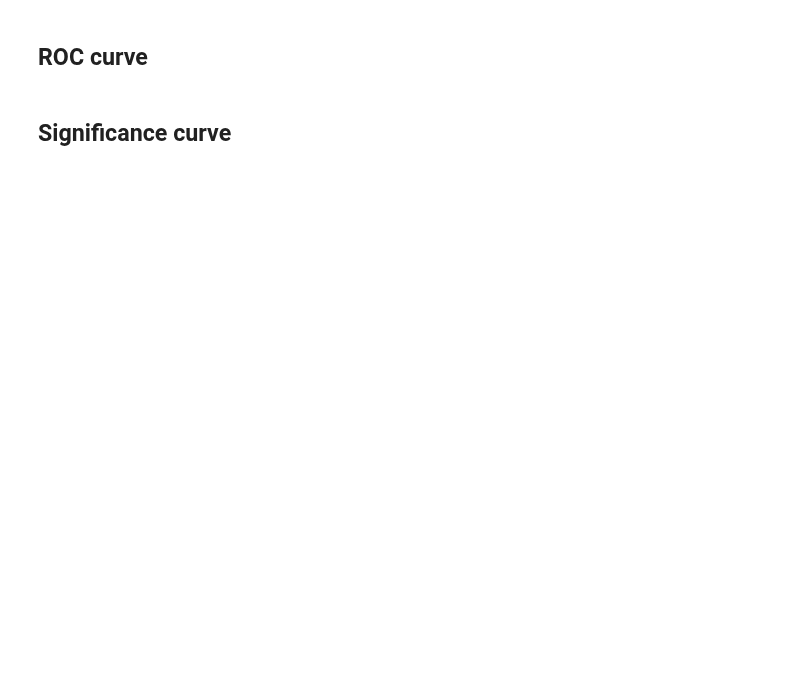
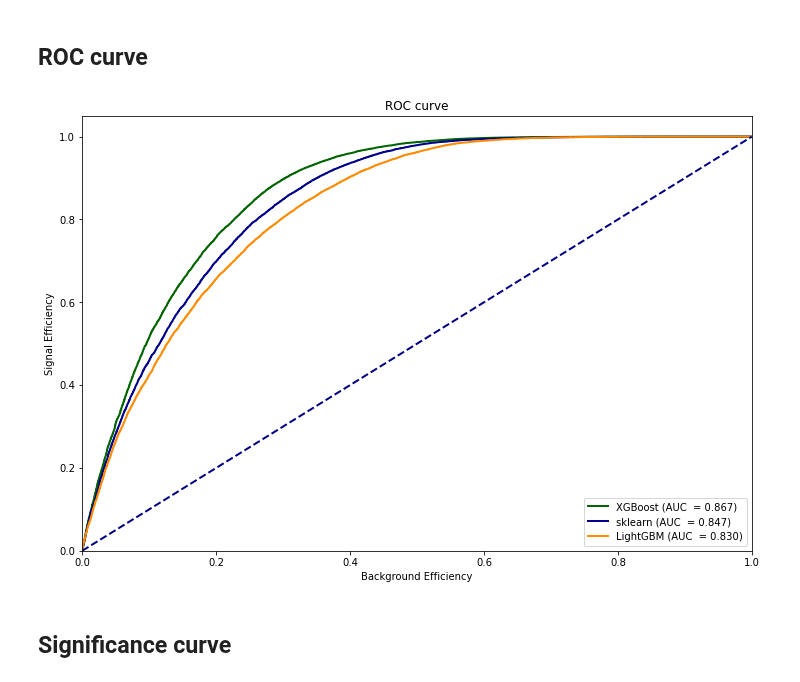
Before and after one commit to dhrou/HEPMLtutorials, a Jupyter notebook: HEPML_HandsOn_BDT.ipynb, the cells around one changed output. Drawn from its saved outputs; the diff is of its cells as text; code cells hidden in the pictures; blank space fills up the shorter version.

```diff
--- a/HEPML_HandsOn_BDT.ipynb
+++ b/HEPML_HandsOn_BDT.ipynb
@@ -14,15 +14,15 @@ fullrun=False #if run a subset to get started
 import os
 import numpy as np
 import pandas as pd
+pd.set_option('display.max_columns', 100) # to see more columns of df.head()
+
 import matplotlib.pyplot as plt
-#from IPython import display USEFUL ???
-#from IPython.display import display, HTML
-#%matplotlib inline
+%matplotlib inline
+plt.rcParams['figure.figsize'] = [2*i for i in plt.rcParams['figure.figsize']]
+#default_figsize = plt.rcParams['figure.figsize']
+
 import time
-pd.set_option('display.max_columns', 100) # to see more columns of df.head()
 np.random.seed(31415) # set the np random seed for the reproducibility
-#from IPython.core.interactiveshell import InteractiveShell
-#InteractiveShell.ast_node_interactivity = "all" # instead of "last_expr", allow all cell output to appear
 # %%
 # Fix environment if necessary
 
@@ -495,26 +707,28 @@ plt.show()
 # %%
 from sklearn.metrics import roc_curve
 lw = 2
 
 fpr_xgb,tpr_xgb,_ = roc_curve(y_true=y_test, y_score=y_pred_xgb,sample_weight=weights_test.values)
 fpr_gbm,tpr_gbm,_ = roc_curve(y_true=y_test, y_score=y_pred_gbm,sample_weight=weights_test.values)
 fpr_skgb,tpr_skgb,_ = roc_curve(y_true=y_test, y_score=y_pred_skgb,sample_weight=weights_test.values)
 
 
-plt.plot(fpr_xgb, tpr_xgb, color='darkgreen',lw=lw, label='XGBoost (AUC  = {})'.format(np.round(auc_test_xgb,decimals=3)))
-plt.plot(fpr_skgb, tpr_skgb, color='darkblue',lw=lw, label='sklearn (AUC  = {})'.format(np.round(auc_test_skgb,decimals=3)))
-plt.plot(fpr_gbm, tpr_gbm, color='darkorange',lw=lw, label='LightGBM (AUC  = {})'.format(np.round(auc_test_gbm,decimals=3)))
+plt.plot(fpr_xgb, tpr_xgb, color='darkgreen',lw=lw, label='XGBoost (AUC  = {:.3f})'.format(auc_test_xgb))
+plt.plot(fpr_skgb, tpr_skgb, color='darkblue',lw=lw, label='sklearn (AUC  = {:.3f})'.format(auc_test_skgb))
+plt.plot(fpr_gbm, tpr_gbm, color='darkorange',lw=lw, label='LightGBM (AUC  = {:.3f})'.format(auc_test_gbm))
 
 
 plt.plot([0, 1], [0, 1], color='navy', lw=lw, linestyle='--')
 plt.xlim([0.0, 1.0])
 plt.ylim([0.0, 1.05])
-plt.xlabel('False Positive Rate')
-plt.ylabel('True Positive Rate')
-plt.title('Receiver Operating Characteristic')
+plt.xlabel('Background Efficiency')
+plt.ylabel('Signal Efficiency')
+plt.title('ROC curve')
 plt.legend(loc="lower right")
 plt.savefig("ROC_comparing.pdf")
 plt.show() # blue line = random classification -> maximize true positive rate while miniize false positive rate
+# %% [output]
+[figure, added]
 # %% [markdown]
 ## Significance curve
 # %%
```
Also changed, not shown: parts of 35 cells of this notebook.
